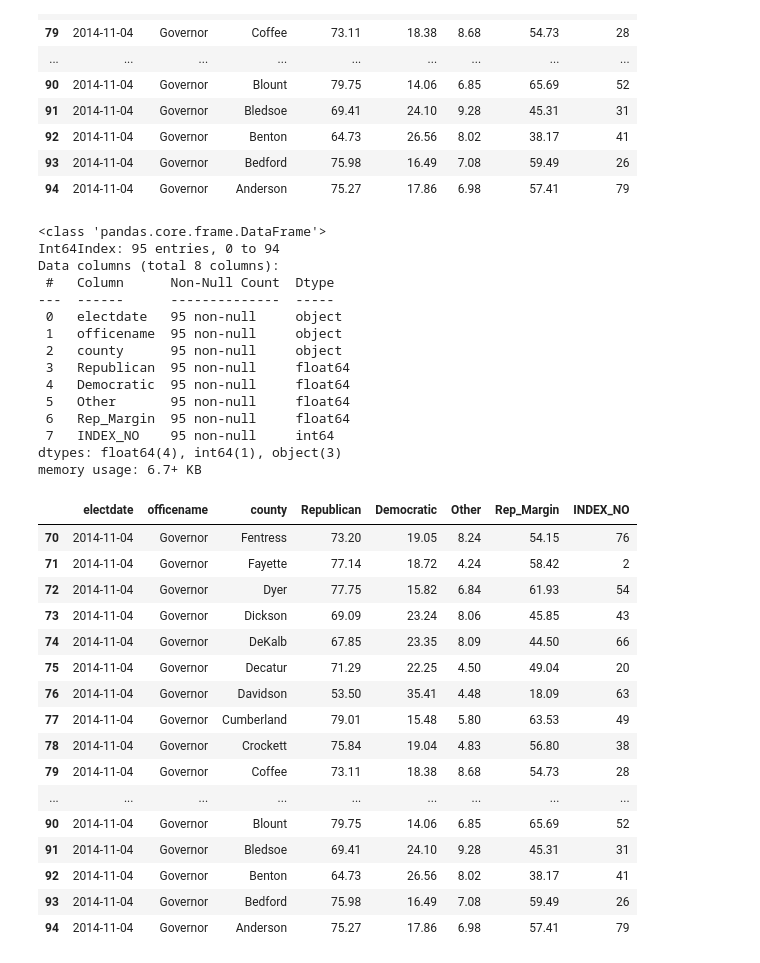
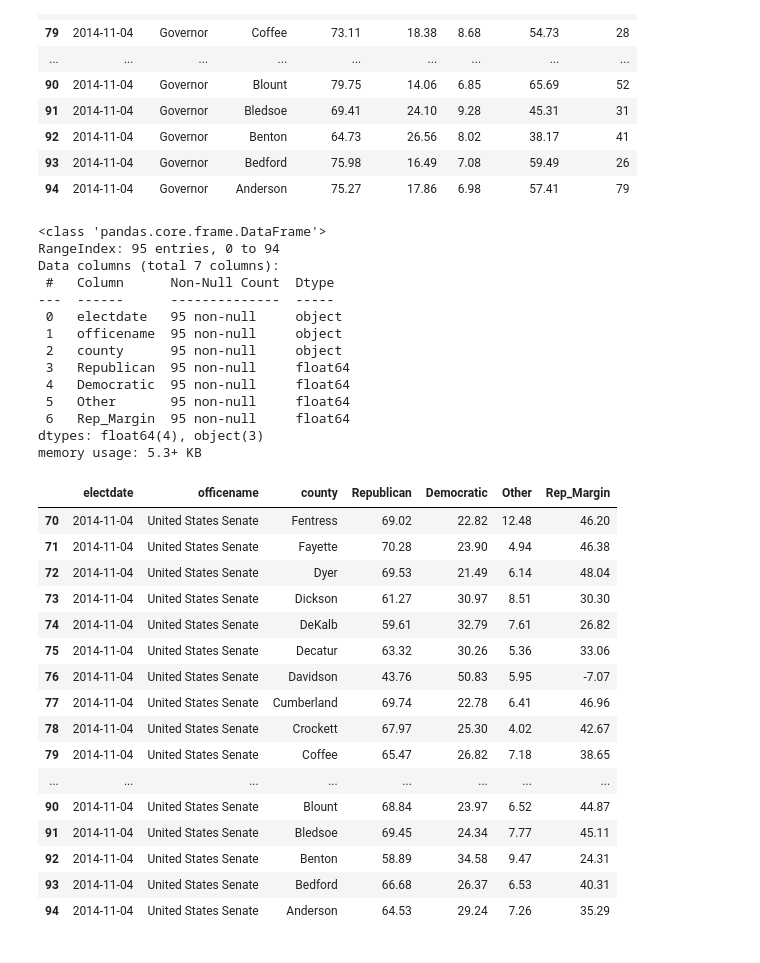
Before and after one commit to DavidMellow/tn-elections, a Jupyter notebook: notebooks/tn_ussen_election_2014.ipynb, the cells around one changed output. Saved outputs shown, nothing was run; the diff lists cells and outputs as text; code cells hidden in the pictures.

```diff
--- a/notebooks/tn_ussen_election_2014.ipynb
+++ b/notebooks/tn_ussen_election_2014.ipynb
@@ -683,7 +683,7 @@ tn_2014_g_other_pct
 95 rows × 2 columns
 # %%
 # rename 'pct_county_vote' to 'other_pct' and drop "party" to prepare for merge
-tn_2014_g_other_pct=tn_2014_g_other_pct.rename(columns={'pct_county_vote':'Other'})
-tn_2014_g_other_pct
+tn_2014_uss_other_pct=tn_2014_uss_other_pct.rename(columns={'pct_county_vote':'Other'})
+tn_2014_uss_other_pct
 # %% [output]
 |  | county | Other |
@@ -701,9 +701,9 @@ tn_2014_g_other_pct
 95 rows × 2 columns
 # %%
-# join tn_2014_g_rep, tn_2014_g_dem_pct and tn_2014__other_pct to form tn_2014_g_county_pct
-dem=tn_2014_g_dem_pct['Democratic']
-other=tn_2014_g_other_pct['Other']
-tn_2014_g_county_pct=tn_2014_g_rep_pct.join(dem).join(other)
-tn_2014_g_county_pct
+# join tn_2014_uss_rep, tn_2014_uss_dem_pct and tn_2014_uss_other_pct to form tn_2014_uss_county_pct
+dem=tn_2014_uss_dem_pct['Democratic']
+other=tn_2014_uss_other_pct['Other']
+tn_2014_uss_county_pct=tn_2014_uss_rep_pct.join(dem).join(other)
+tn_2014_uss_county_pct
 # %% [output]
 |  | electdate | officename | county | Republican | Democratic | Other |
@@ -747,0 +724,3 @@ dekalb
+# %%
+tn_2014_uss_county_pct['Rep_Margin']= tn_2014_uss_county_pct['Republican']-tn_2014_uss_county_pct['Democratic']
+tn_2014_uss_county_pct
@@ -748,6 +741,6 @@ dekalb
 # %%
 # change "Dakalb" to "DeKalb"
-tn_2014_g_county_pct['county']=tn_2014_g_county_pct['county'].str.replace('Dekalb','DeKalb')
-tn_2014_g_county_pct.tail(21)
+tn_2014_uss_county_pct['county']=tn_2014_uss_county_pct['county'].str.replace('Dekalb','DeKalb')
+tn_2014_uss_county_pct.tail(21)
 # %% [output]
 |  | electdate | officename | county | Republican | Democratic | Other | Rep_Margin |
@@ -808,11 +801,11 @@ tn_2014_g_county_pct.tail(25)
 | 93 | 2014-11-04 | Governor | Bedford | 75.98 | 16.49 | 7.08 | 59.49 | 26 |
 | 94 | 2014-11-04 | Governor | Anderson | 75.27 | 17.86 | 6.98 | 57.41 | 79 |
 # %%
-tn_2014_g_county_pct.info()
+tn_2014_uss_county_pct.info()
 # %% [output]
 <class 'pandas.core.frame.DataFrame'>
-Int64Index: 95 entries, 0 to 94
-Data columns (total 8 columns):
+RangeIndex: 95 entries, 0 to 94
+Data columns (total 7 columns):
  #   Column      Non-Null Count  Dtype
 ---  ------      --------------  -----
  0   electdate   95 non-null     object
@@ -822,29 +815,28 @@ Data columns (total 8 columns):
  4   Democratic  95 non-null     float64
  5   Other       95 non-null     float64
  6   Rep_Margin  95 non-null     float64
- 7   INDEX_NO    95 non-null     int64
-dtypes: float64(4), int64(1), object(3)
-memory usage: 6.7+ KB
+dtypes: float64(4), object(3)
+memory usage: 5.3+ KB
 # %%
 # covert "electdate" to datetime from object
-tn_2014_g_county_pct['electdate']=pd.to_datetime(tn_2014_g_county_pct['electdate'],format='%Y-%m-%d')
-tn_2014_g_county_pct.tail(25)
+tn_2014_uss_county_pct['electdate']=pd.to_datetime(tn_2014_uss_county_pct['electdate'],format='%Y-%m-%d')
+tn_2014_uss_county_pct.tail(25)
 # %% [output]
-|  | electdate | officename | county | Republican | Democratic | Other | Rep_Margin | INDEX_NO |
-| 70 | 2014-11-04 | Governor | Fentress | 73.20 | 19.05 | 8.24 | 54.15 | 76 |
-| 71 | 2014-11-04 | Governor | Fayette | 77.14 | 18.72 | 4.24 | 58.42 | 2 |
-| 72 | 2014-11-04 | Governor | Dyer | 77.75 | 15.82 | 6.84 | 61.93 | 54 |
-| 73 | 2014-11-04 | Governor | Dickson | 69.09 | 23.24 | 8.06 | 45.85 | 43 |
-| 74 | 2014-11-04 | Governor | DeKalb | 67.85 | 23.35 | 8.09 | 44.50 | 66 |
-| 75 | 2014-11-04 | Governor | Decatur | 71.29 | 22.25 | 4.50 | 49.04 | 20 |
-| 76 | 2014-11-04 | Governor | Davidson | 53.50 | 35.41 | 4.48 | 18.09 | 63 |
-| 77 | 2014-11-04 | Governor | Cumberland | 79.01 | 15.48 | 5.80 | 63.53 | 49 |
-| 78 | 2014-11-04 | Governor | Crockett | 75.84 | 19.04 | 4.83 | 56.80 | 38 |
-| 79 | 2014-11-04 | Governor | Coffee | 73.11 | 18.38 | 8.68 | 54.73 | 28 |
-| ... | ... | ... | ... | ... | ... | ... | ... | ... |
-| 90 | 2014-11-04 | Governor | Blount | 79.75 | 14.06 | 6.85 | 65.69 | 52 |
-| 91 | 2014-11-04 | Governor | Bledsoe | 69.41 | 24.10 | 9.28 | 45.31 | 31 |
-| 92 | 2014-11-04 | Governor | Benton | 64.73 | 26.56 | 8.02 | 38.17 | 41 |
-| 93 | 2014-11-04 | Governor | Bedford | 75.98 | 16.49 | 7.08 | 59.49 | 26 |
-| 94 | 2014-11-04 | Governor | Anderson | 75.27 | 17.86 | 6.98 | 57.41 | 79 |
+|  | electdate | officename | county | Republican | Democratic | Other | Rep_Margin |
+| 70 | 2014-11-04 | United States Senate | Fentress | 69.02 | 22.82 | 12.48 | 46.20 |
+| 71 | 2014-11-04 | United States Senate | Fayette | 70.28 | 23.90 | 4.94 | 46.38 |
+| 72 | 2014-11-04 | United States Senate | Dyer | 69.53 | 21.49 | 6.14 | 48.04 |
+| 73 | 2014-11-04 | United States Senate | Dickson | 61.27 | 30.97 | 8.51 | 30.30 |
+| 74 | 2014-11-04 | United States Senate | DeKalb | 59.61 | 32.79 | 7.61 | 26.82 |
+| 75 | 2014-11-04 | United States Senate | Decatur | 63.32 | 30.26 | 5.36 | 33.06 |
+| 76 | 2014-11-04 | United States Senate | Davidson | 43.76 | 50.83 | 5.95 | -7.07 |
+| 77 | 2014-11-04 | United States Senate | Cumberland | 69.74 | 22.78 | 6.41 | 46.96 |
+| 78 | 2014-11-04 | United States Senate | Crockett | 67.97 | 25.30 | 4.02 | 42.67 |
+| 79 | 2014-11-04 | United States Senate | Coffee | 65.47 | 26.82 | 7.18 | 38.65 |
+| ... | ... | ... | ... | ... | ... | ... | ... |
+| 90 | 2014-11-04 | United States Senate | Blount | 68.84 | 23.97 | 6.52 | 44.87 |
+| 91 | 2014-11-04 | United States Senate | Bledsoe | 69.45 | 24.34 | 7.77 | 45.11 |
+| 92 | 2014-11-04 | United States Senate | Benton | 58.89 | 34.58 | 9.47 | 24.31 |
+| 93 | 2014-11-04 | United States Senate | Bedford | 66.68 | 26.37 | 6.53 | 40.31 |
+| 94 | 2014-11-04 | United States Senate | Anderson | 64.53 | 29.24 | 7.26 | 35.29 |
 # %%
```
Also changed, not shown: parts of 48 cells of this notebook, 1 other file.
